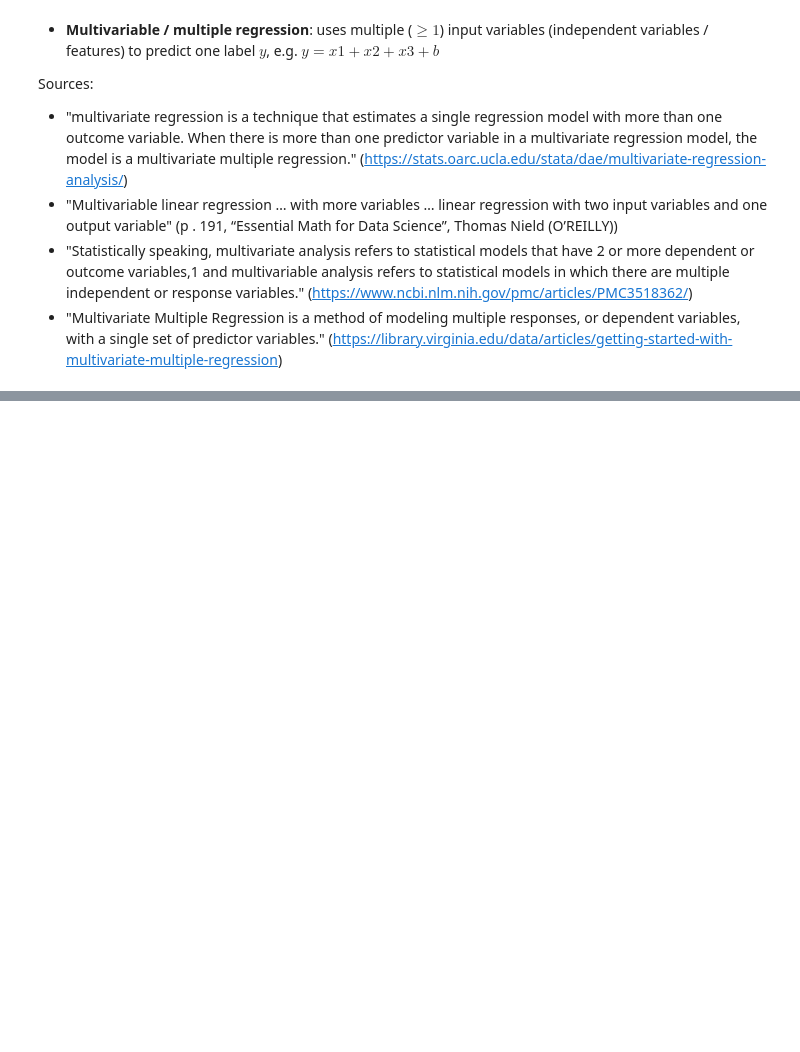
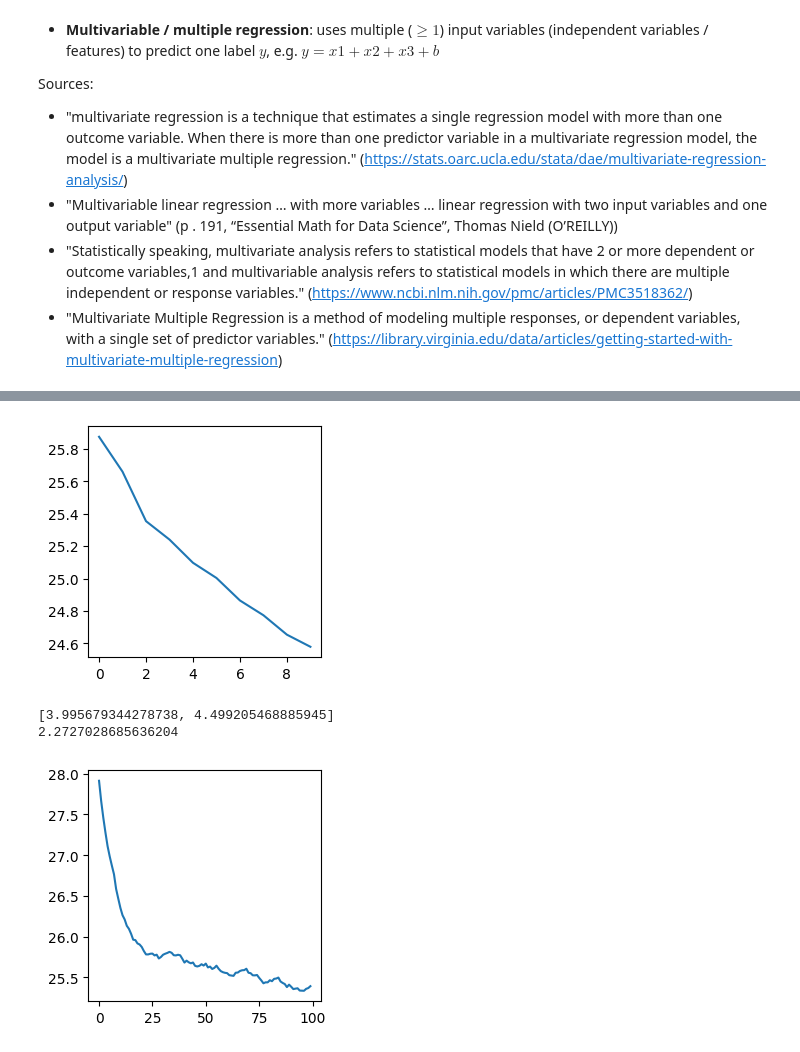
Before and after one commit to EvgeniiZorin/Booknotes_Grokking-Machine-Learning_Luis-G-Serrano, a Jupyter notebook: notes.ipynb, the cells around one changed output, grey strips where cells are left out. Saved outputs shown, nothing was run; the diff lists cells and outputs as text; code cells hidden in the pictures; blank space fills up the shorter version.

```diff
--- a/notes.ipynb
+++ b/notes.ipynb
@@ -14,0 +235,80 @@ Sources:
+# %%
+import random
+import numpy as np, pandas as pd
+import matplotlib.pyplot as plt, seaborn as sns
+
+def rmse(labels, predictions):
+	n = len(labels)
+	### y - y_hat
+	differences = np.subtract(labels, predictions)
+	### here we use np.dot dot product of differenreces, which is essentially sum of squares of each difference
+	return np.sqrt(1/n * (np.dot(differences, differences)))
+
+def square_trick(_b, _m, _x, _y, learning_rate):
+	"""
+	"Grokking Machine Learning", p. 55
+	"""
+	_m1, _m2 = _m[0], _m[1]
+	_x1, _x2 = _x[0], _x[1]
+	### Calculate prediction
+	_y_pred = _m1*_x1 + _m2*_x2 + _b
+	### Change y-intercept $b$
+	_b += learning_rate * (_y - _y_pred)
+	### Change slope $m$
+	_m1 += learning_rate * _x1 * (_y - _y_pred)
+	_m2 += learning_rate * _x2 * (_y - _y_pred)
+	return [_m1, _m2], _b
+
+def linear_regression(features, labels, learning_rate=0.01, epochs=1000):
+	"""
+	learning_rate = a very small number by which changes to the model are made.
+	epochs = how many iterations of learning we need to perform.
+	"""
+	# Generate random values for the slope and y-intercept
+	_m1, _m2 = random.random(), random.random()
+	_m = [_m1, _m2]
+	_b = random.random()
+	# Repeats the update step many times
+	slope_intercept_list, errors = [], []
+	for epoch in range(epochs):
+		### Here there was a mistake:
+		### The book (version 'a') just used prediction for the first data point in the 'features' array,
+		### therefore, rmse was calculated as rmse for each point in the labels minus the same prediction for the first data point.
+		### this is incorrect, as we should compare predictions for all data points in features vs all labels
+		### so version 'b' is correct
+		# predictions = features[0] * _m + _b # Version 'a' (manning book)
+		predictions = [ i*_m1 + j*_m2 + _b for i,j in features ] # version 'b' (my version)
+		# print(predictions)
+		errors.append(rmse(labels, predictions))
+		### Pick a random point in out dataset
+		i = random.randint(0, len(features)-1)
+		_x = features[i]
+		_y = labels[i]
+		# Apply the square trick to move the line closer to our point
+		_m, _b = square_trick(_b, _m, _x, _y, learning_rate=learning_rate)
+		slope_intercept_list.append([_m, _b])
+	return slope_intercept_list, errors
+
+# features = np.array([1,2,3,5,6,7])
+# labels = np.array([155,197,244,356,407,448])
+features = [[i,j] for i in range(1,5) for j in range(1,5)]
+labels = [5*i + 3*j + 10 for i,j in features]
+
+# Plot the visualisations
+figure_size, epoch_alpha = (4,4), 0.1
+# for i in [10, 100, 1000]: # Different number of epochs
+for i in [10, 100, 1000, 10000]:
+	### Multiple plots
+	plt.figure(figsize=(3,3))
+	slope_intercept_list_ready, errors = linear_regression(features, labels, learning_rate=0.01, epochs=i)
+	### Plot final line
+    ### [1] Right plot
+	plt.plot( range(len(errors)), errors )
+	plt.show()
+	print(slope_intercept_list_ready[-1][0])
+	print(slope_intercept_list_ready[-1][1])
+# %% [output]
+[figure, added]
+[3.995679344278738, 4.499205468885945]
+2.2727028685636204
+[figure, added]
```
Also changed, not shown: parts of 8 cells of this notebook.
